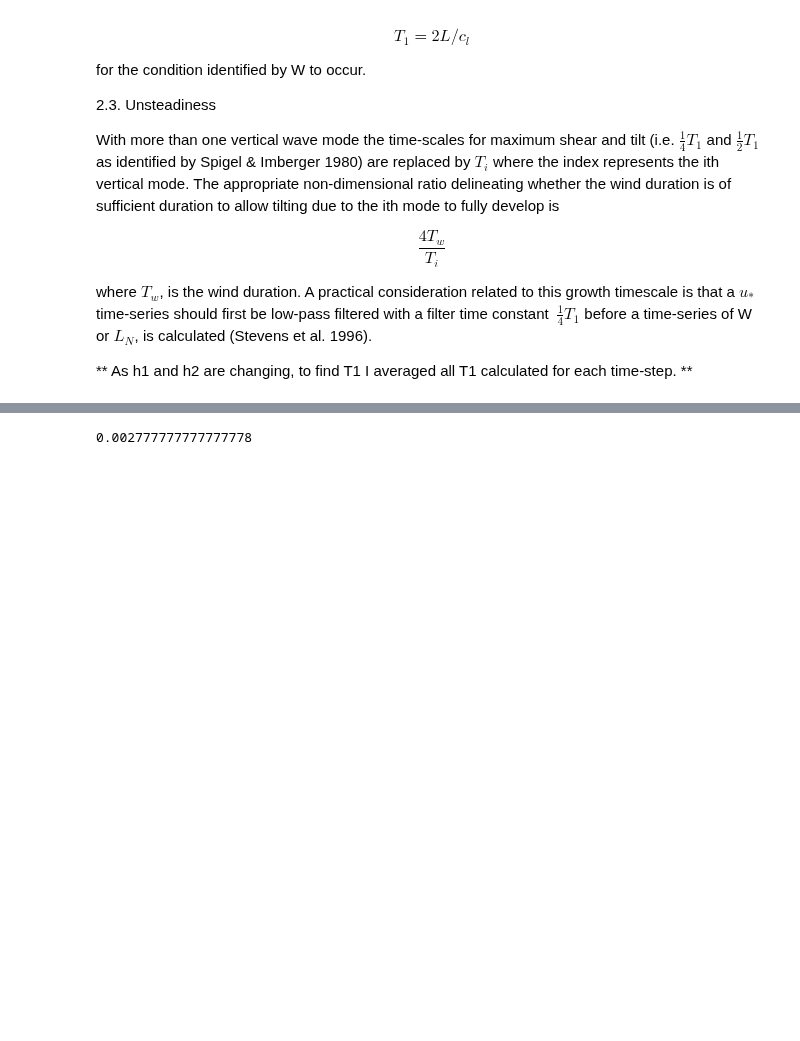
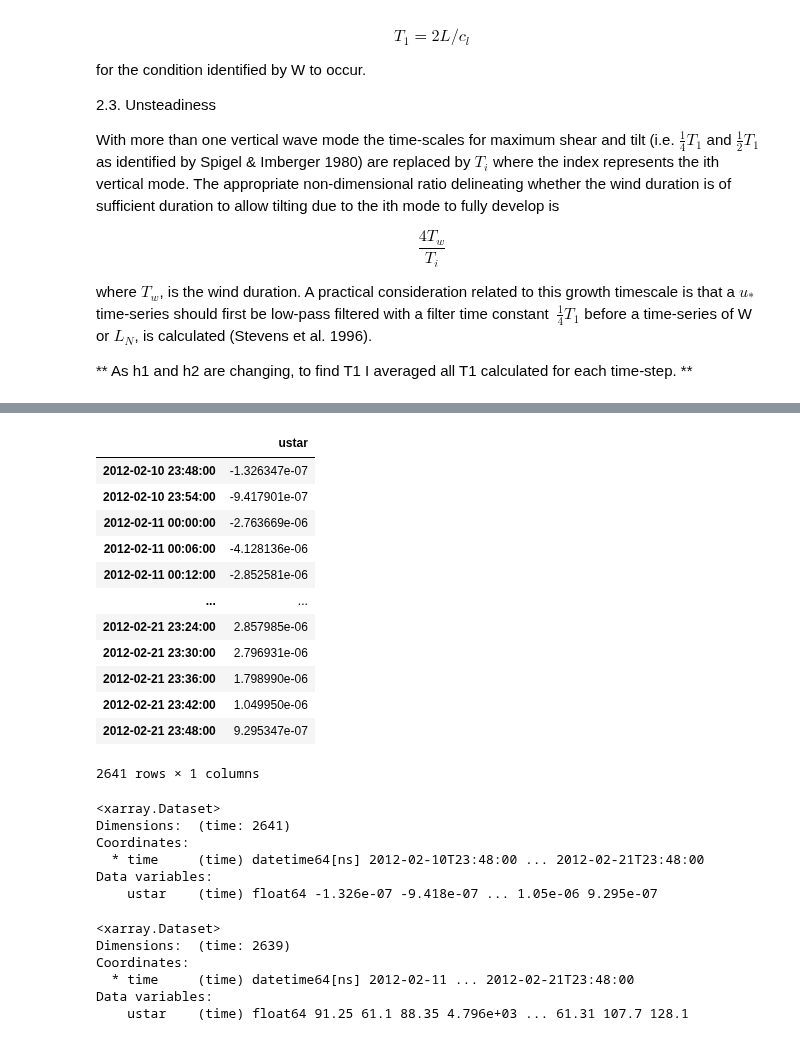
Before and after one commit to Dhannai/Thesis, a Jupyter notebook: febmar/lake_mixing-stratification_indices.ipynb, the cells around one changed output, grey strips where cells are left out. Cells and saved outputs as stored; diff of their text form; code cells hidden in the pictures; blank space fills up the shorter version.

```diff
--- a/febmar/lake_mixing-stratification_indices.ipynb
+++ b/febmar/lake_mixing-stratification_indices.ipynb
@@ -843,4 +783,21 @@ Text(0.5, 0, '')
-# %%
-1/360
-# %% [output]
-0.002777777777777778
+# %%
+## time-dynamic back-looking averaging window
+
+dt = min6_6 - timedelta(minutes=12)
+u_star = pd.DataFrame(data={'ustar': u_star_lpf}, index = dt)
+
+u_star
+# %% [output]
+|  | ustar |
+| 2012-02-10 23:48:00 | -1.326347e-07 |
+| 2012-02-10 23:54:00 | -9.417901e-07 |
+| 2012-02-11 00:00:00 | -2.763669e-06 |
+| 2012-02-11 00:06:00 | -4.128136e-06 |
+| 2012-02-11 00:12:00 | -2.852581e-06 |
+| ... | ... |
+| 2012-02-21 23:24:00 | 2.857985e-06 |
+| 2012-02-21 23:30:00 | 2.796931e-06 |
+| 2012-02-21 23:36:00 | 1.798990e-06 |
+| 2012-02-21 23:42:00 | 1.049950e-06 |
+| 2012-02-21 23:48:00 | 9.295347e-07 |
+2641 rows × 1 columns
@@ -846,0 +823,18 @@ Text(0.5, 0, '')
+# %%
+u_star2
+# %% [output]
+<xarray.Dataset>
+Dimensions:  (time: 2641)
+Coordinates:
+  * time     (time) datetime64[ns] 2012-02-10T23:48:00 ... 2012-02-21T23:48:00
+Data variables:
+    ustar    (time) float64 -1.326e-07 -9.418e-07 ... 1.05e-06 9.295e-07
+# %%
+Wu
+# %% [output]
+<xarray.Dataset>
+Dimensions:  (time: 2639)
+Coordinates:
+  * time     (time) datetime64[ns] 2012-02-11 ... 2012-02-21T23:48:00
+Data variables:
+    ustar    (time) float64 91.25 61.1 88.35 4.796e+03 ... 61.31 107.7 128.1
```
Also changed, not shown: parts of 20 cells of this notebook, 6 other files.
